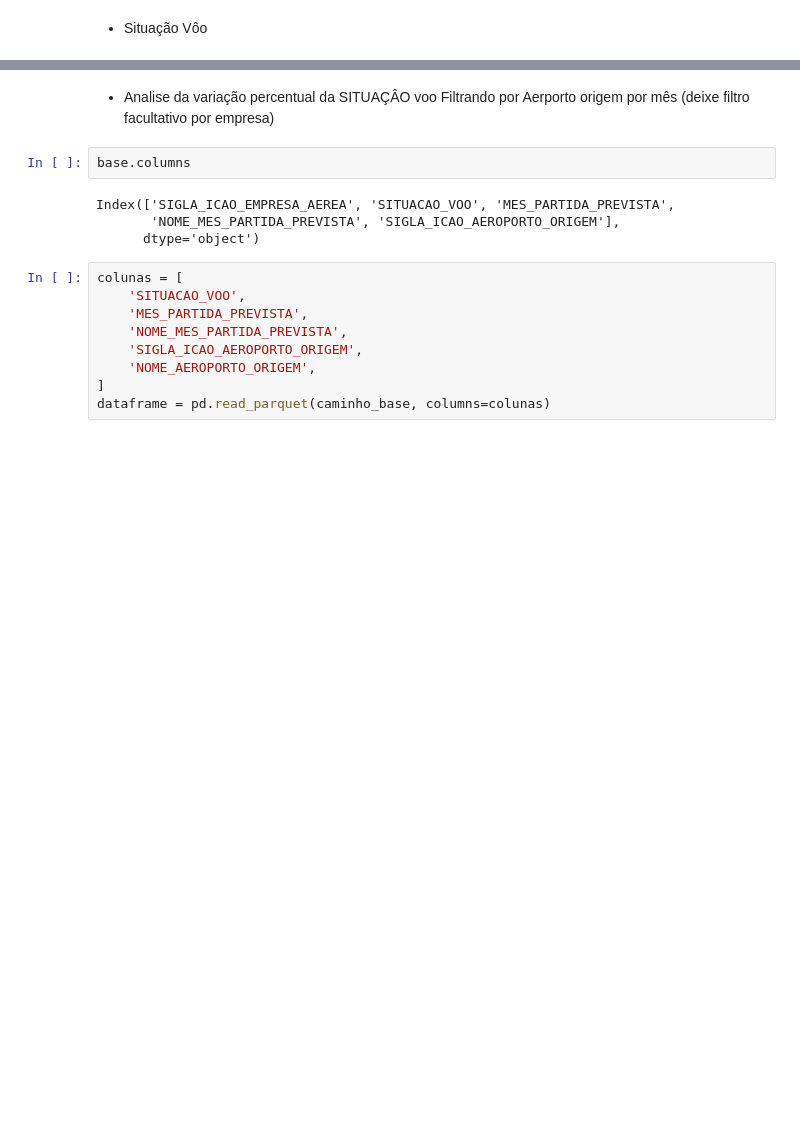
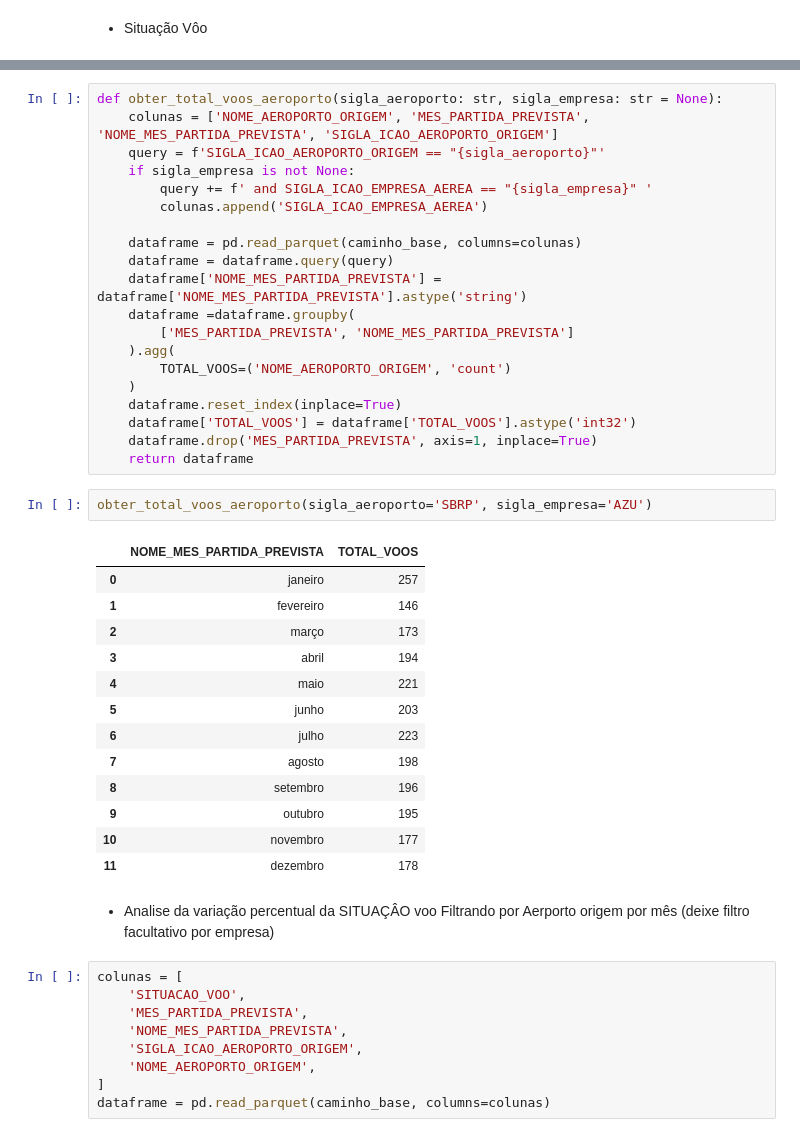
Before and after one commit to rodrigorocha1/dashboard_dados_voos_python, a Jupyter notebook: notebooks/visualizacoes.ipynb, the cells around one changed output, grey strips where cells are left out. Cells and saved outputs as stored; diff of their text form; blank space fills up the shorter version.

```diff
--- a/notebooks/visualizacoes.ipynb
+++ b/notebooks/visualizacoes.ipynb
@@ -365,11 +205,41 @@ fig.show()
+# %%
+def obter_total_voos_aeroporto(sigla_aeroporto: str, sigla_empresa: str = None):
+    colunas = ['NOME_AEROPORTO_ORIGEM', 'MES_PARTIDA_PREVISTA', 'NOME_MES_PARTIDA_PREVISTA', 'SIGLA_ICAO_AEROPORTO_ORIGEM']
+    query = f'SIGLA_ICAO_AEROPORTO_ORIGEM == "{sigla_aeroporto}"'
+    if sigla_empresa is not None:
+        query += f' and SIGLA_ICAO_EMPRESA_AEREA == "{sigla_empresa}" '
+        colunas.append('SIGLA_ICAO_EMPRESA_AEREA')
+
+    dataframe = pd.read_parquet(caminho_base, columns=colunas)
+    dataframe = dataframe.query(query)
+    dataframe['NOME_MES_PARTIDA_PREVISTA'] = dataframe['NOME_MES_PARTIDA_PREVISTA'].astype('string')
+    dataframe =dataframe.groupby(
+        ['MES_PARTIDA_PREVISTA', 'NOME_MES_PARTIDA_PREVISTA']
+    ).agg(
+        TOTAL_VOOS=('NOME_AEROPORTO_ORIGEM', 'count')
+    )
+    dataframe.reset_index(inplace=True)
+    dataframe['TOTAL_VOOS'] = dataframe['TOTAL_VOOS'].astype('int32')
+    dataframe.drop('MES_PARTIDA_PREVISTA', axis=1, inplace=True)
+    return dataframe
+# %%
+obter_total_voos_aeroporto(sigla_aeroporto='SBRP', sigla_empresa='AZU')
+# %% [output]
+|  | NOME_MES_PARTIDA_PREVISTA | TOTAL_VOOS |
+| 0 | janeiro | 257 |
+| 1 | fevereiro | 146 |
+| 2 | março | 173 |
+| 3 | abril | 194 |
+| 4 | maio | 221 |
+| 5 | junho | 203 |
+| 6 | julho | 223 |
+| 7 | agosto | 198 |
+| 8 | setembro | 196 |
+| 9 | outubro | 195 |
+| 10 | novembro | 177 |
+| 11 | dezembro | 178 |
 # %% [markdown]
 - Analise da variação percentual da SITUAÇÂO voo Filtrando por Aerporto origem por mês (deixe filtro facultativo por empresa)
-# %%
-base.columns
-# %% [output]
-Index(['SIGLA_ICAO_EMPRESA_AEREA', 'SITUACAO_VOO', 'MES_PARTIDA_PREVISTA',
-       'NOME_MES_PARTIDA_PREVISTA', 'SIGLA_ICAO_AEROPORTO_ORIGEM'],
-      dtype='object')
 # %%
 colunas = [
     'SITUACAO_VOO',
```
Also changed, not shown: parts of 43 cells of this notebook.
